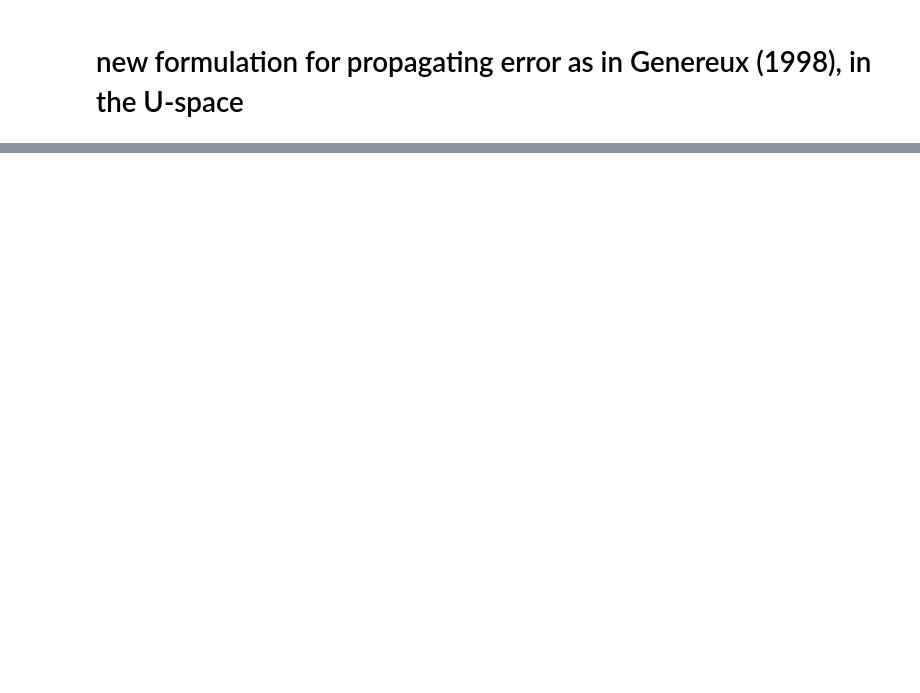
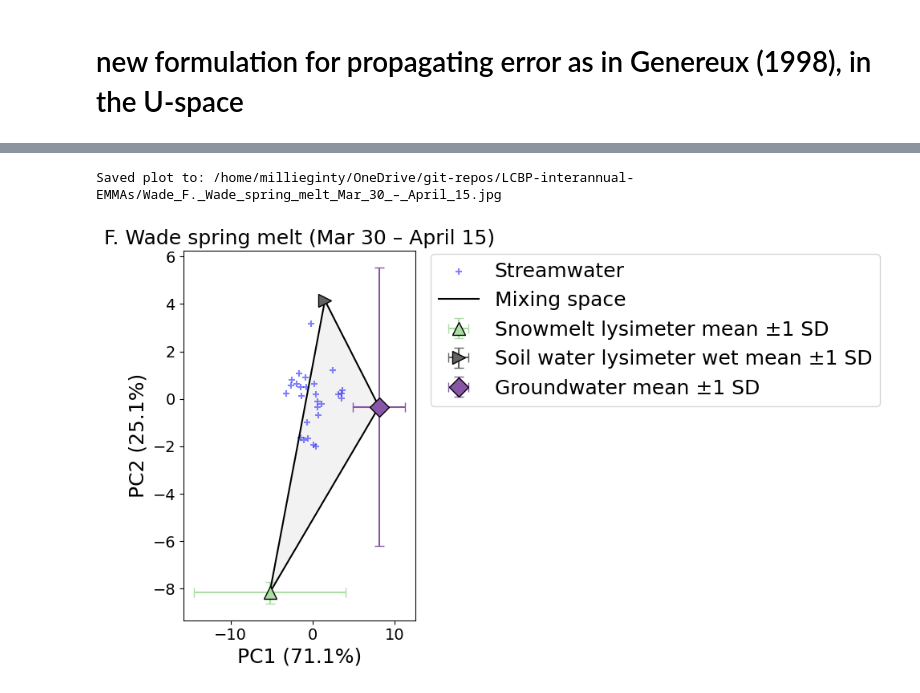
Before and after one commit to MeganEDuffy/LCBP-interannual-EMMAs, a Jupyter notebook: Notebooks/RI23_Wade_PCAwError.ipynb, the cells around one changed output, grey strips where cells are left out. Drawn from its saved outputs; the diff is of its cells as text; code cells hidden in the pictures; blank space fills up the shorter version.

```diff
--- a/Notebooks/RI23_Wade_PCAwError.ipynb
+++ b/Notebooks/RI23_Wade_PCAwError.ipynb
@@ -133,0 +258,64 @@ Saved plot to: /home/millieginty/OneDrive/git-repos/LCBP-interannual-EMMAs/Hunge
+# %%
+import sys
+sys.path.append("/home/millieginty/OneDrive/git-repos/LCBP-interannual-EMMAs/")
+
+import importlib
+import pandas as pd
+import EMMA.event_pca_error as ep
+importlib.reload(ep)
+
+# Load the full RI25 dataset
+df = pd.read_csv("/home/millieginty/OneDrive/git-repos/EMMA/data/newrnet-chemistry/RI23/RI23-IC-ICP-isotope-toc-joined-Wade.csv")
+
+# Analytical uncertainty for tracers
+
+analytical_precision_ri23 = {
+    'Ca_mg_L': 0.05,  # mg/L
+    'Si_mg_L': 0.05,  # mg/L
+    'Mg_mg_L': 0.05,  # mg/L
+    'K_mg_L': 0.05,  # mg/L
+    'Na_mg_L': 0.05,  # mg/L
+    'Cl_mg_L': 0.10,  # mg/L
+    'd18O': 0.1,      # permill
+    'dD': 0.1    # permill
+}
+
+####################
+# Wade RI23 events #
+####################
+
+# Event C
+# Wade freshet
+# Endmembers:
+    # RI23-5018 Groundwater Bear Pond 03/10/23
+    # RI23-5006 Groundwater High Pond 03/01/23 (could be 03/10/23, doesn't really matter)
+    # RI23-5010 Precip 04/10
+    # RI23-1098 Snowmelt lysimeter 4/11
+    # RI23-5011 Soil water lysimeter wet 4/12
+    # RI23-5012 Snowmelt lysimeter 4/12
+    # RI23-1063 Snowmelt lysimeter 3/28
+
+    # Adding in RI22 and RI25 groundwater samples to try and reduce uncertainty
+        # RIRI22-0860 Bear Pond GW
+        # RI22-0859 High Pond GW
+        # RI25-1111 Baseflow
+        # RI25-1126 Baseflow
+        # RI25-1183 Baseflow
+        # RI25-1201 Baseflow
+        # RI25-1290 Basedlow
+
+ep.plot_event_pca_with_avgEM(
+    data=df,
+    site="Wade",
+    start_date="2023-03-30",
+    end_date="2023-04-15",
+    endmember_ids=["RI23-5018", "RI23-5006", # Groundwater samples from Wade wells
+                   "RI23-1034", # Baseflow from 2023
+                   "RI22-0860", "RI22-0859", # RI22 Groundwater samples
+                   "RI25-1111", "RI25-1126", "RI25-1183", "RI25-1201", "RI25-1290", # RI25 Baseflow samples
+                   "RI23-5011", "RI23-1063", "RI23-5005"],
+    title="F. Wade spring melt (Mar 30 – April 15)"
+)
+# %% [output]
+Saved plot to: /home/millieginty/OneDrive/git-repos/LCBP-interannual-EMMAs/Wade_F._Wade_spring_melt_Mar_30_–_April_15.jpg
+[figure, added]
```
Also changed, not shown: parts of 4 cells of this notebook, 30 other files.
